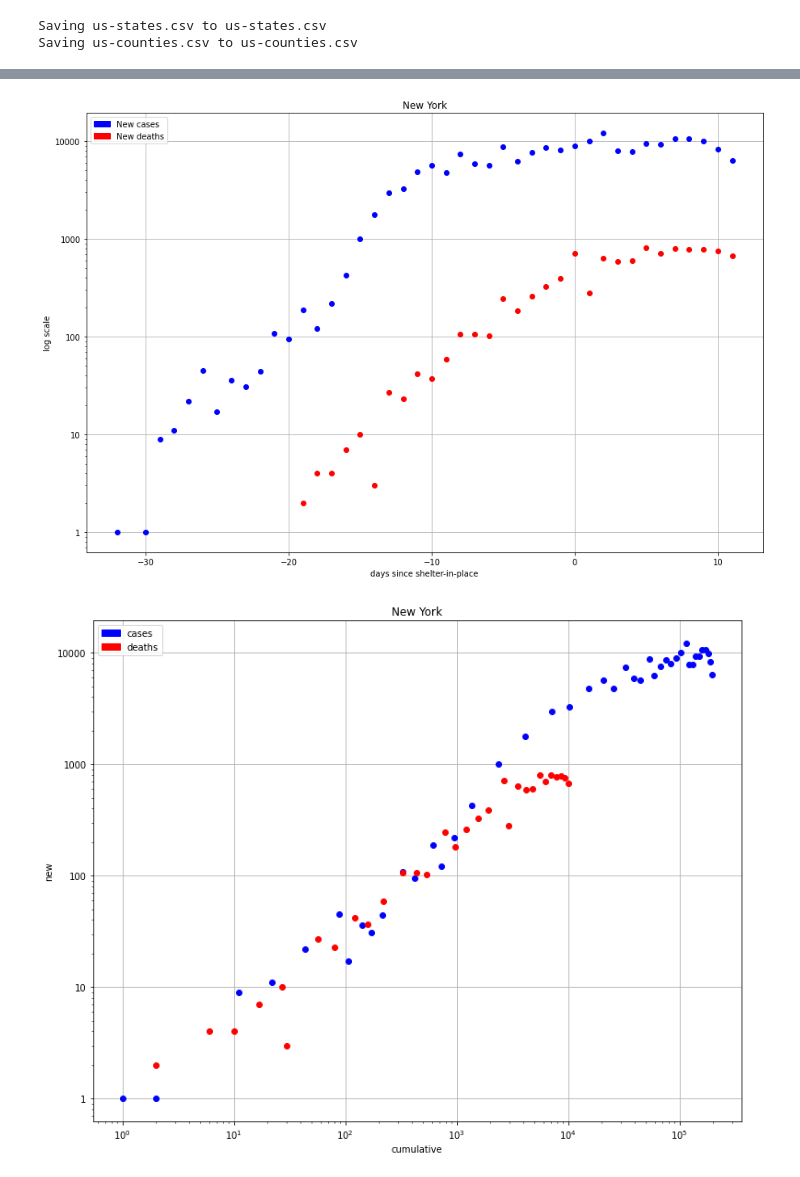
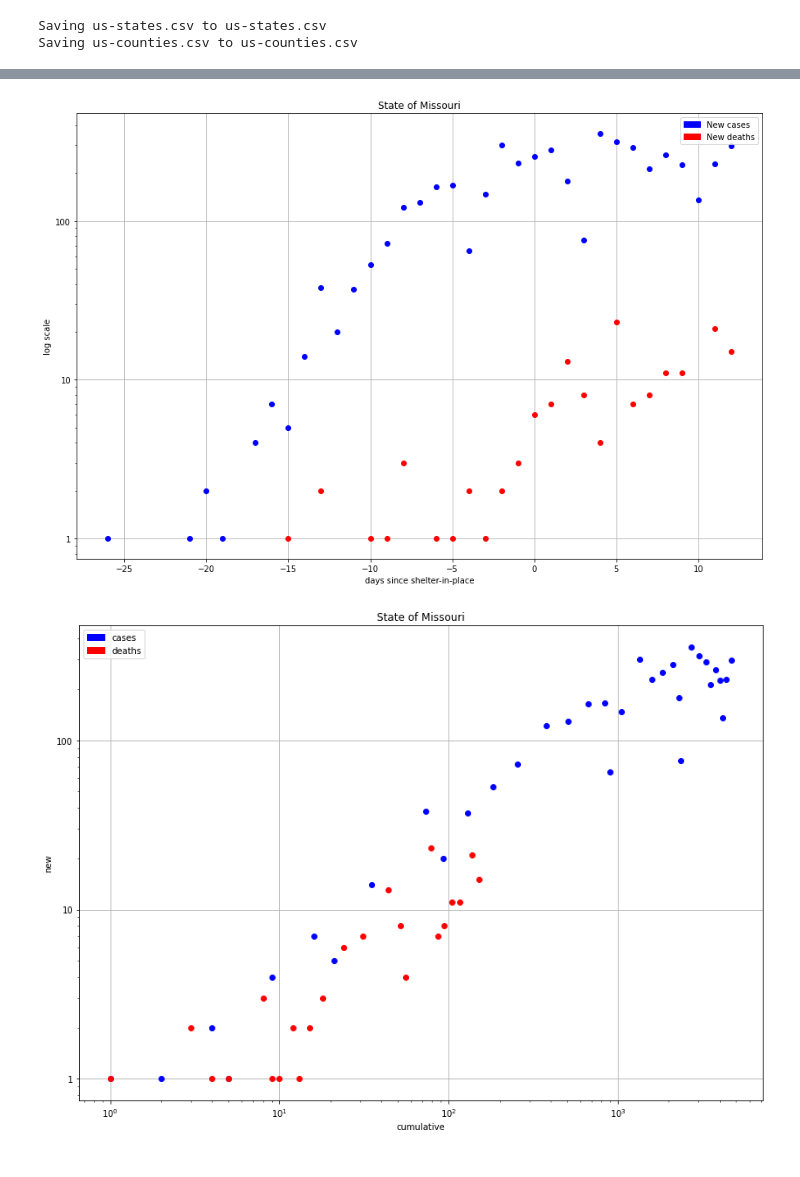
Before and after one commit to trovatore/covid, a Jupyter notebook: Covid.ipynb, the cells around one changed output, grey strips where cells are left out. Saved outputs shown, nothing was run; the diff lists cells and outputs as text; code cells hidden in the pictures.

```diff
--- a/Covid.ipynb
+++ b/Covid.ipynb
@@ -41,7 +42,7 @@ def _do_regression(elapsed_days, data_for_place, mask, ax, color, value_name):
   ax.plot(x, np.exp(np.log(2) * y_pred), color + "-")
   return 1./lr.coef_[0][0]
 # %%
-def plot_place(data_for_place, title, lockdown_date, regression_interval=None):
+def plot_place(data_for_place, title, lockdown_date, regression_interval):
   """
   Args:
     data_for_place: DataSeries with data for the particular place.
@@ -148,4 +149,11 @@ def plot_new_versus_cumulative(data_for_place, title, lockdown_date):
   ax.legend(handles=[cases_patch, deaths_patch])
   ax.set_aspect('equal')
   plt.grid()
+# %%
+regression_num_days = 5  #@param
+# TODO:  Consider converting to strftime only when reporting to user.
+now = datetime.now(pytz.timezone("America/Los_Angeles"))
+yesterday = (now - timedelta(days=1)).strftime('%Y-%m-%d')
+start_interval = (now - timedelta(days=regression_num_days)).strftime('%Y-%m-%d')
+default_regression_interval = [start_interval, yesterday]
 # %%
@@ -160,10 +169,11 @@ def plot_county(data, county, state, lockdown_date, regression_interval=None):
   plot_daily_new(data_county, title, lockdown_date)
   plot_new_versus_cumulative(data_county, title, lockdown_date)
 # %%
-def plot_state(data, state, lockdown_date, regression_interval=None):
+def plot_state(data, state, lockdown_date,
+               regression_interval=default_regression_interval):
   fips = find_fips_for_state(data, state)
   data_state = data[data['fips']==fips]
-  title = data_state['state'].tolist()[0]
+  title = 'State of {}'.format(data_state['state'].tolist()[0])
   plot_place(data_state, title, lockdown_date, regression_interval)
   plot_daily_new(data_state, title, lockdown_date)
   plot_new_versus_cumulative(data_state, title, lockdown_date)
@@ -219,3 +229,3 @@ plot_state(data_states, 'Washington', '2020-03-20', ['2020-04-08', '2020-04-12']
 # %%
-plot_state(data_states, 'New York', '2020-04-02', ['2020-04-08', '2020-04-12'])
+plot_state(data_states, 'Missouri', '2020-04-02')
 # %% [output]
@@ -223,2 +233,2 @@ plot_state(data_states, 'New York', '2020-04-02', ['2020-04-08', '2020-04-12'])
-[figure, old version]
+[figure, new version]
-[figure, old version]
+[figure, new version]
```
Also changed, not shown: parts of 7 cells of this notebook.
